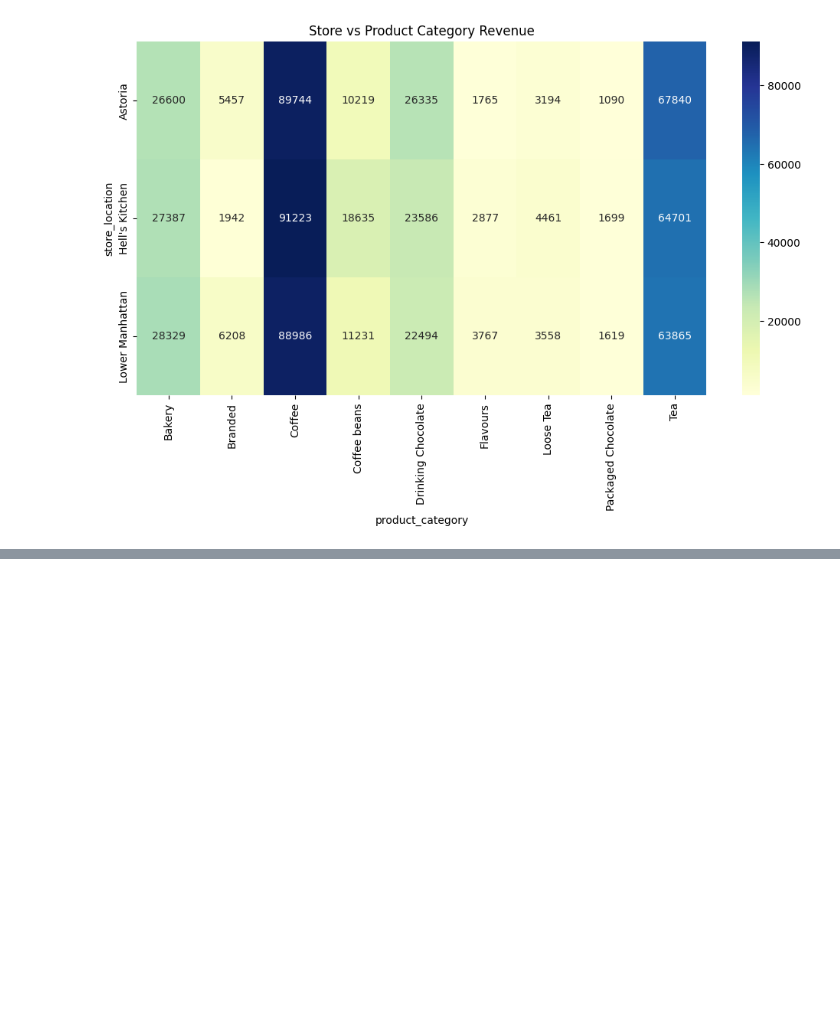
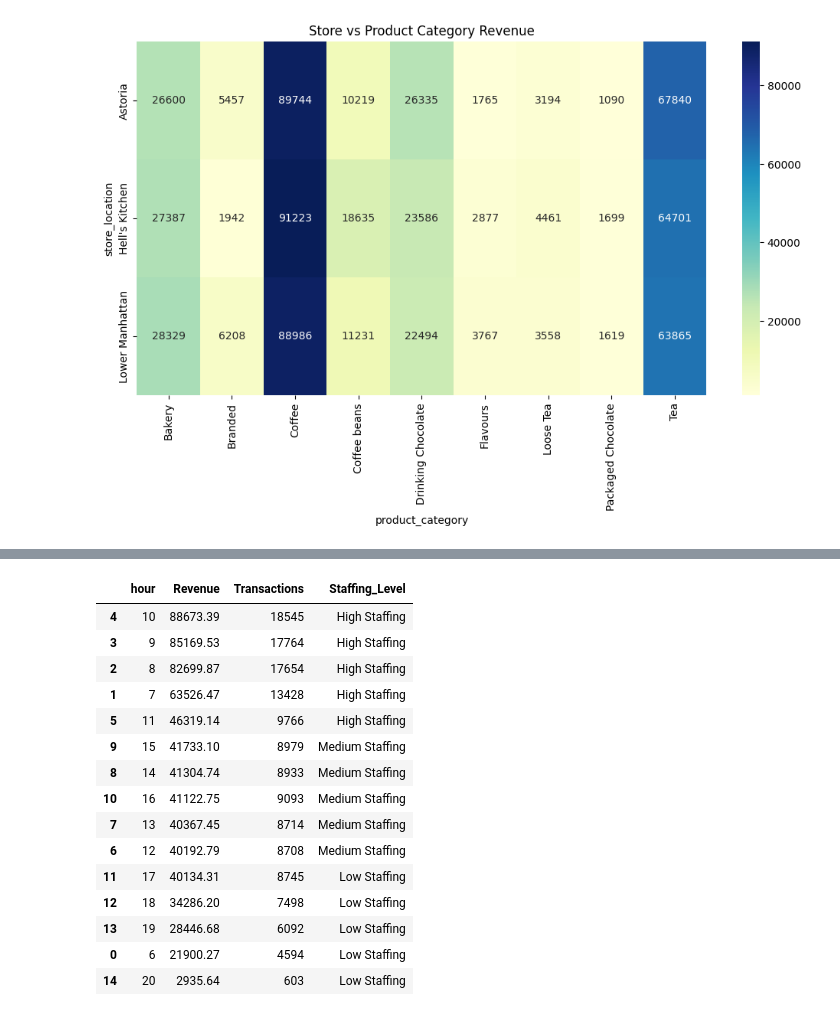
Before and after one commit to AN-ai-del/coffee-sales-trend-analysis, a Jupyter notebook: notebooks/EDA.ipynb, the cells around one changed output, grey strips where cells are left out. Saved outputs shown, nothing was run; the diff lists cells and outputs as text; code cells hidden in the pictures; blank space fills up the shorter version.

```diff
--- a/notebooks/EDA.ipynb
+++ b/notebooks/EDA.ipynb
@@ -636,0 +790,17 @@ plt.show()
+# %%
+#Peak Hour Recommendation Table
+recommendations = (
+    df.groupby("hour")
+    .agg(
+        Revenue=("revenue","sum"),
+        Transactions=("transaction_id","count")
+    )
+    .reset_index()
+)
+
+recommendations = recommendations.sort_values(
+    by="Revenue",
+    ascending=False
+)
+
+recommendations.head(10)
@@ -636,0 +819,30 @@ plt.show()
+# %%
+#Staffing Classification
+recommendations["Staffing_Level"] = pd.qcut(
+    recommendations["Revenue"],
+    q=3,
+    labels=[
+        "Low Staffing",
+        "Medium Staffing",
+        "High Staffing"
+    ]
+)
+
+recommendations
+# %% [output]
+|  | hour | Revenue | Transactions | Staffing_Level |
+| 4 | 10 | 88673.39 | 18545 | High Staffing |
+| 3 | 9 | 85169.53 | 17764 | High Staffing |
+| 2 | 8 | 82699.87 | 17654 | High Staffing |
+| 1 | 7 | 63526.47 | 13428 | High Staffing |
+| 5 | 11 | 46319.14 | 9766 | High Staffing |
+| 9 | 15 | 41733.10 | 8979 | Medium Staffing |
+| 8 | 14 | 41304.74 | 8933 | Medium Staffing |
+| 10 | 16 | 41122.75 | 9093 | Medium Staffing |
+| 7 | 13 | 40367.45 | 8714 | Medium Staffing |
+| 6 | 12 | 40192.79 | 8708 | Medium Staffing |
+| 11 | 17 | 40134.31 | 8745 | Low Staffing |
+| 12 | 18 | 34286.20 | 7498 | Low Staffing |
+| 13 | 19 | 28446.68 | 6092 | Low Staffing |
+| 0 | 6 | 21900.27 | 4594 | Low Staffing |
+| 14 | 20 | 2935.64 | 603 | Low Staffing |
```
Also changed, not shown: parts of 11 cells of this notebook.
